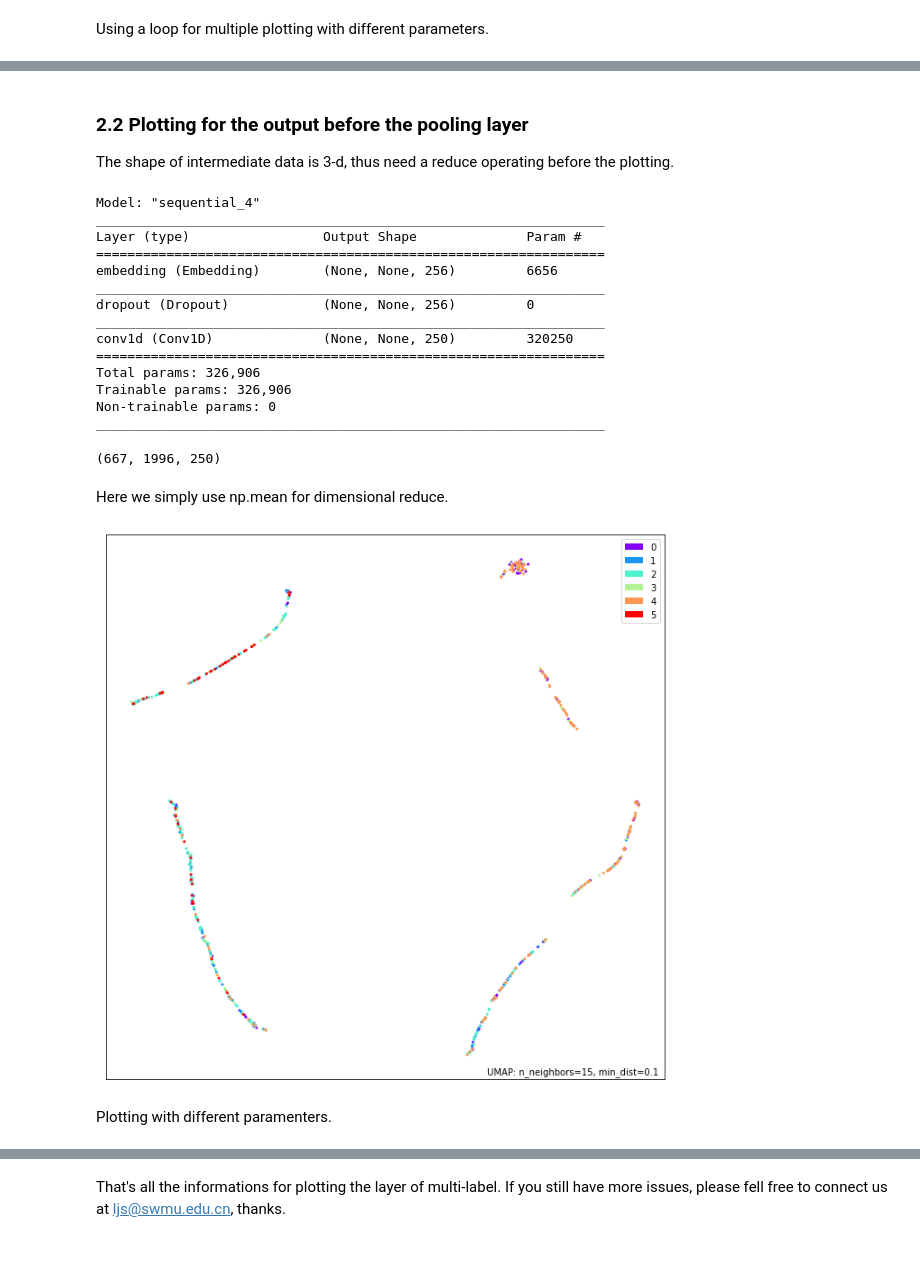
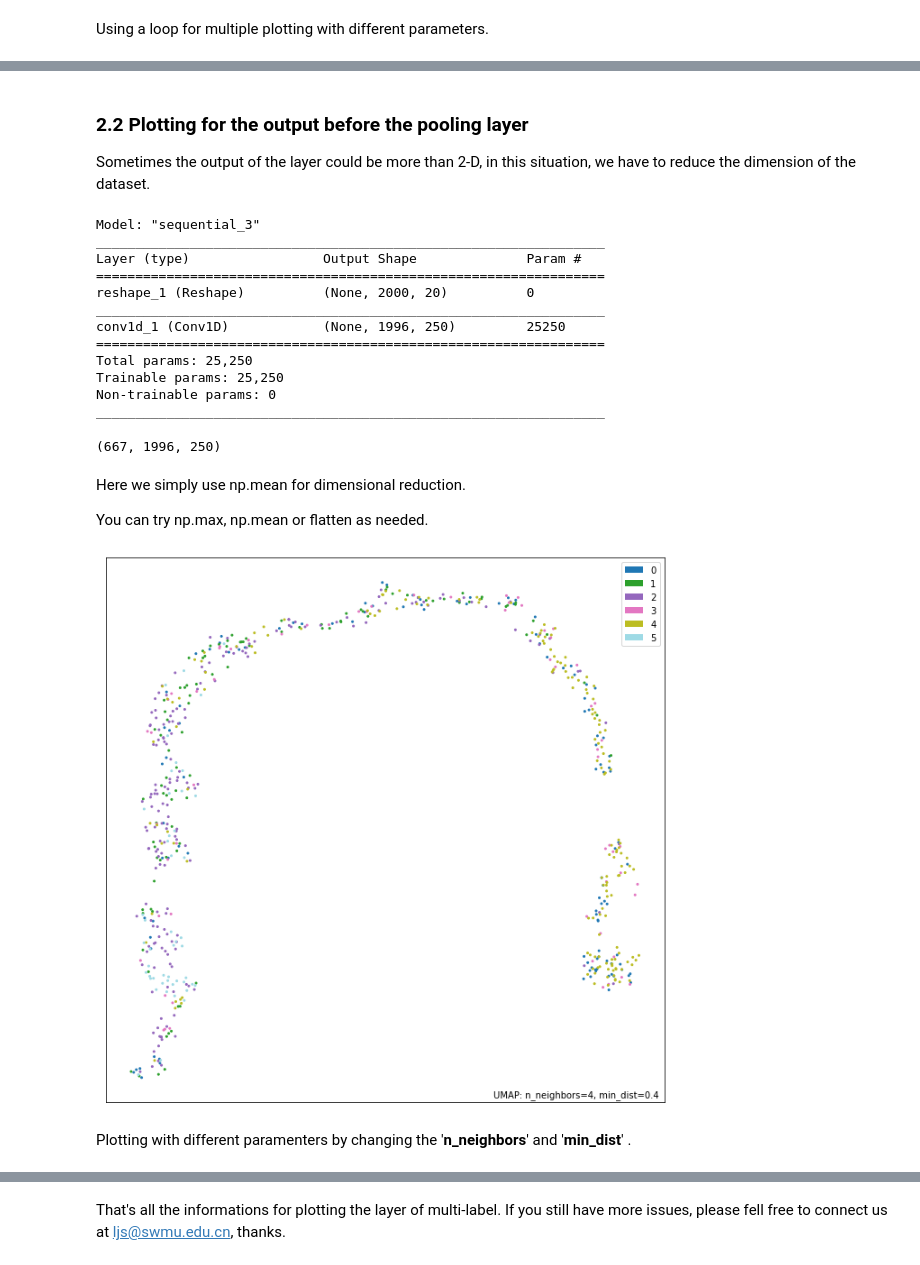
Before and after one commit to jingry/autoBioSeqpy, a Jupyter notebook: notebook/Tutorial of layer visualization for multi-label case.ipynb, the cells around one changed output, grey strips where cells are left out. Drawn from its saved outputs; the diff is of its cells as text; code cells hidden in the pictures.

```diff
--- a/notebook/Tutorial of layer visualization for multi-label case.ipynb
+++ b/notebook/Tutorial of layer visualization for multi-label case.ipynb
@@ -261,25 +285,23 @@ for n_neighbors in np.arange(5,30,5).astype(int):
 # %% [markdown]
 <h3>2.2 Plotting for the output before the pooling layer</h3>
 
-The shape of intermediate data is 3-d, thus need a reduce operating before the plotting.
+Sometimes the output of the layer could be more than 2-D, in this situation, we have to reduce the dimension of the dataset.
 # %%
 newModel_before_pool = Sequential()
-for layer in layers[:3]:
+for layer in layers[:2]:
     newModel_before_pool.add(layer)
 newModel_before_pool.summary()
 # %% [output]
-Model: "sequential_4"
+Model: "sequential_3"
 _________________________________________________________________
 Layer (type)                 Output Shape              Param #
 =================================================================
-embedding (Embedding)        (None, None, 256)         6656
+reshape_1 (Reshape)          (None, 2000, 20)          0
 _________________________________________________________________
-dropout (Dropout)            (None, None, 256)         0
-_________________________________________________________________
-conv1d (Conv1D)              (None, None, 250)         320250
+conv1d_1 (Conv1D)            (None, 1996, 250)         25250
 =================================================================
-Total params: 326,906
-Trainable params: 326,906
+Total params: 25,250
+Trainable params: 25,250
 Non-trainable params: 0
 _________________________________________________________________
 # %%
@@ -289,21 +311,23 @@ predicted_Probability_before_pool.shape
 # %% [output]
 (667, 1996, 250)
 # %% [markdown]
-Here we simply use np.mean for dimensional reduce.
+Here we simply use np.mean for dimensional reduction.
+
+You can try np.max, np.mean or flatten as needed.
 # %%
 # the featureDict could contain more parameters, use '?umap.UMAP' for more details.
 featureDict={
-        'n_neighbors' : 15,
-        'min_dist' : 0.1,
+        'n_neighbors' : 4,
+        'min_dist' : 0.4,
         'metric' : 'euclidean',
         }
 
 mapper = umap.UMAP(**featureDict).fit(np.mean(predicted_Probability_before_pool,axis=2))
-plotObj = umap.plot.points(mapper, labels=testLabelArr, color_key_cmap='rainbow', background='white')
+plotObj = umap.plot.points(mapper, labels=testLabelArr,  theme='blue')
 plt.show()
 # %% [output]
-[figure, old version]
+[figure, new version]
-# %% [markdown]
-Plotting with different paramenters.
+# %% [markdown]
+Plotting with different paramenters by changing the '<b>n_neighbors</b>' and '<b>min_dist</b>' .
 # %%
 featureDict={
```
Also changed, not shown: parts of 25 cells of this notebook, 17 other files.
